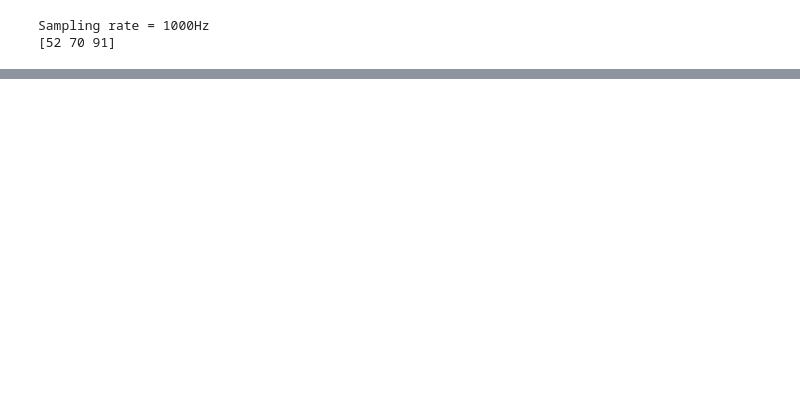
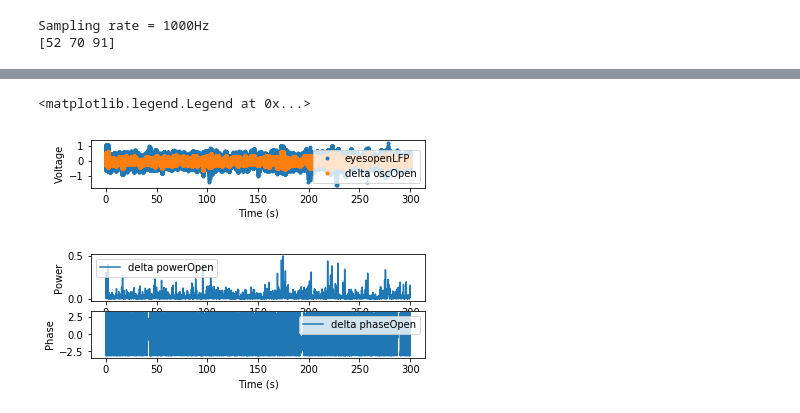
Before and after one commit to dylew898/Cogs118Project, a Jupyter notebook: Phase amplitude Coupling.ipynb, the cells around one changed output, grey strips where cells are left out. Saved outputs shown, nothing was run; the diff lists cells and outputs as text; code cells hidden in the pictures; blank space fills up the shorter version.

Commit message:
Phase AMP Coupling redone FINAL

```diff
--- a/Phase amplitude Coupling.ipynb
+++ b/Phase amplitude Coupling.ipynb
@@ -43,6 +43,7 @@ FIR_theta = signal.firwin(751, fs=fs, cutoff = [4,10], pass_zero = False)
 FIR_gamma = signal.firwin(751, fs=fs, cutoff = [30,50], pass_zero = False)
 FIR_alpha = signal.firwin(751, fs=fs, cutoff = [6,12], pass_zero = False)
 FIR_beta = signal.firwin(751, fs=fs, cutoff = [12.5,30], pass_zero = False)
+FIR_delta = signal.firwin(751, fs=fs, cutoff = [0.5,4], pass_zero = False)
 # %% [output]
 Sampling rate = 1000Hz
 [52 70 91]
@@ -62,6 +63,10 @@ beta_oscSleep = np.convolve(sleepingMonkeyLFP, FIR_beta, mode= 'same')
 alpha_oscOpen = np.convolve(eyesopenLFP, FIR_alpha, mode= 'same')
 alpha_oscClosed = np.convolve(eyesclosedLFP, FIR_alpha, mode= 'same')
 alpha_oscSleep = np.convolve(sleepingMonkeyLFP, FIR_alpha, mode= 'same')
+
+delta_oscOpen = np.convolve(eyesopenLFP, FIR_delta, mode= 'same')
+delta_oscClosed = np.convolve(eyesclosedLFP, FIR_delta, mode= 'same')
+delta_oscSleep = np.convolve(sleepingMonkeyLFP, FIR_delta, mode= 'same')
 # %%
 x_a_thetaOpen = signal.hilbert(theta_oscOpen)
 x_a_thetaClosed = signal.hilbert(theta_oscClosed)
@@ -78,6 +83,10 @@ x_a_betaSleep = signal.hilbert(beta_oscSleep)
 x_a_alphaOpen = signal.hilbert(alpha_oscOpen)
 x_a_alphaClosed = signal.hilbert(alpha_oscClosed)
 x_a_alphaSleep = signal.hilbert(alpha_oscSleep)
+
+x_a_deltaOpen = signal.hilbert(delta_oscOpen)
+x_a_deltaClosed = signal.hilbert(delta_oscClosed)
+x_a_deltaSleep = signal.hilbert(delta_oscSleep)
 # %%
 
 def compute_power_phase(x_a):
@@ -100,6 +109,10 @@ alpha_powerSleep, alpha_phaseSleep = compute_power_phase(x_a_alphaSleep)
 beta_powerOpen, beta_phaseOpen = compute_power_phase(x_a_betaOpen)
 beta_powerClosed, beta_phaseClosed = compute_power_phase(x_a_betaClosed)
 beta_powerSleep, beta_phaseSleep = compute_power_phase(x_a_betaSleep)
+
+delta_powerOpen, delta_phaseOpen = compute_power_phase(x_a_deltaOpen)
+delta_powerClosed, delta_phaseClosed = compute_power_phase(x_a_deltaClosed)
+delta_powerSleep, delta_phaseSleep = compute_power_phase(x_a_deltaSleep)
 # %%
 plt.figure(figsize=(15,12))
 
@@ -149,3 +162,24 @@ plt.legend()
+# %%
+# plot the signal and the filtered signal
+plt.subplot(4,1,1)
+plt.plot(t_Open, eyesopenLFP, '.', label = 'eyesopenLFP')
+plt.plot(t_Open, delta_oscOpen, '.', label ='delta oscOpen')
+plt.xlabel('Time (s)'); plt.ylabel('Voltage')
+plt.legend()
+# plot the instantaneous power
+plt.subplot(4,1,3)
+plt.plot(t_Open, delta_powerOpen, label = 'delta powerOpen')
+plt.xlabel('Time (s)'); plt.ylabel('Power')
+plt.legend()
+
+# plot the instantaneous phase
+plt.subplot(4,1,4)
+plt.plot(t_Open, delta_phaseOpen, label = 'delta phaseOpen')
+plt.xlabel('Time (s)'); plt.ylabel('Phase')
+plt.legend()
+# %% [output]
+<matplotlib.legend.Legend at 0x...>
+[figure, added]
 # %%
 # Eyes open instantaneous power
 plt.figure(figsize=(15,12))
```
Also changed, not shown: parts of 58 cells of this notebook, 1 other file.
